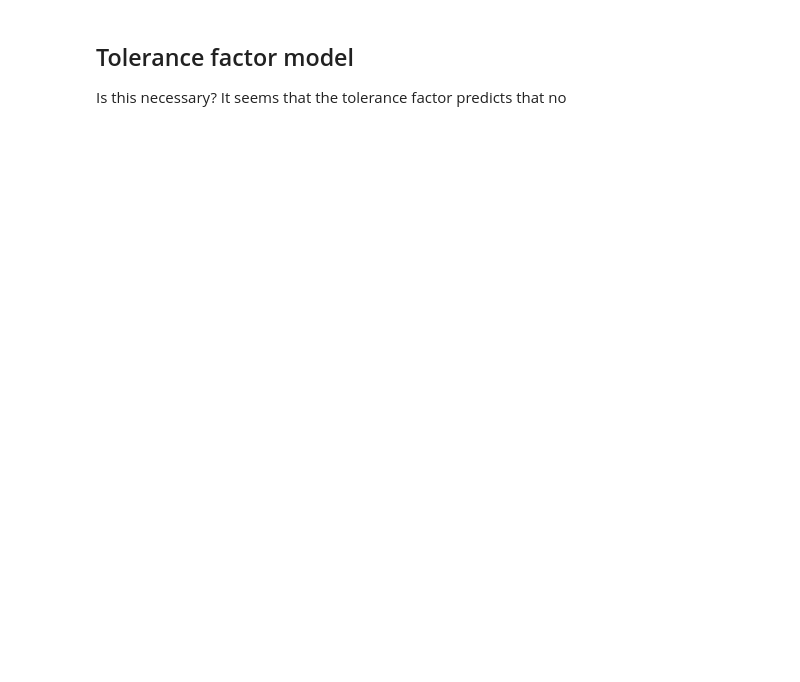
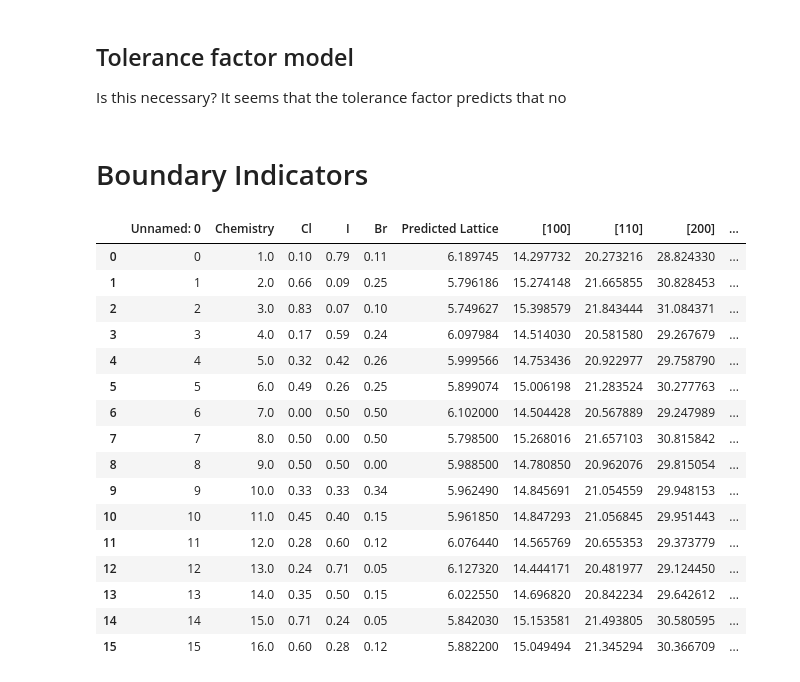
Before and after one commit to belisleb/perovskite-solar, a Jupyter notebook: figures.ipynb, the cells around one changed output. Saved outputs shown, nothing was run; the diff lists cells and outputs as text; code cells hidden in the pictures; blank space fills up the shorter version.

```diff
--- a/figures.ipynb
+++ b/figures.ipynb
@@ -405,3 +405,39 @@ p
 ## Tolerance factor model
 
 Is this necessary? It seems that the tolerance factor predicts that no
+# %% [markdown]
+# Boundary Indicators
+# %%
+df_boundary_raw = pd.read_csv("./XRD_Data/Processed Results.csv")
+
+df_boundary = (
+    df_boundary_raw
+    >> gr.tf_left_join(
+        df_data
+        >> gr.tf_mutate(
+            Cl=gr.round(DF.Cl, decimals=2),
+            I=gr.round(DF.I, decimals=2),
+            Br=gr.round(DF.Br, decimals=2),
+        ),
+        by=["Cl", "I", "Br"],
+    )
+)
+df_boundary
+# %% [output]
+|  | Unnamed: 0 | Chemistry | Cl | I | Br | Predicted Lattice | [100] | [110] | [200] | ... |
+| 0 | 0 | 1.0 | 0.10 | 0.79 | 0.11 | 6.189745 | 14.297732 | 20.273216 | 28.824330 | ... |
+| 1 | 1 | 2.0 | 0.66 | 0.09 | 0.25 | 5.796186 | 15.274148 | 21.665855 | 30.828453 | ... |
+| 2 | 2 | 3.0 | 0.83 | 0.07 | 0.10 | 5.749627 | 15.398579 | 21.843444 | 31.084371 | ... |
+| 3 | 3 | 4.0 | 0.17 | 0.59 | 0.24 | 6.097984 | 14.514030 | 20.581580 | 29.267679 | ... |
+| 4 | 4 | 5.0 | 0.32 | 0.42 | 0.26 | 5.999566 | 14.753436 | 20.922977 | 29.758790 | ... |
+| 5 | 5 | 6.0 | 0.49 | 0.26 | 0.25 | 5.899074 | 15.006198 | 21.283524 | 30.277763 | ... |
+| 6 | 6 | 7.0 | 0.00 | 0.50 | 0.50 | 6.102000 | 14.504428 | 20.567889 | 29.247989 | ... |
+| 7 | 7 | 8.0 | 0.50 | 0.00 | 0.50 | 5.798500 | 15.268016 | 21.657103 | 30.815842 | ... |
+| 8 | 8 | 9.0 | 0.50 | 0.50 | 0.00 | 5.988500 | 14.780850 | 20.962076 | 29.815054 | ... |
+| 9 | 9 | 10.0 | 0.33 | 0.33 | 0.34 | 5.962490 | 14.845691 | 21.054559 | 29.948153 | ... |
+| 10 | 10 | 11.0 | 0.45 | 0.40 | 0.15 | 5.961850 | 14.847293 | 21.056845 | 29.951443 | ... |
+| 11 | 11 | 12.0 | 0.28 | 0.60 | 0.12 | 6.076440 | 14.565769 | 20.655353 | 29.373779 | ... |
+| 12 | 12 | 13.0 | 0.24 | 0.71 | 0.05 | 6.127320 | 14.444171 | 20.481977 | 29.124450 | ... |
+| 13 | 13 | 14.0 | 0.35 | 0.50 | 0.15 | 6.022550 | 14.696820 | 20.842234 | 29.642612 | ... |
+| 14 | 14 | 15.0 | 0.71 | 0.24 | 0.05 | 5.842030 | 15.153581 | 21.493805 | 30.580595 | ... |
+| 15 | 15 | 16.0 | 0.60 | 0.28 | 0.12 | 5.882200 | 15.049494 | 21.345294 | 30.366709 | ... |
```
Also changed, not shown: parts of 9 cells of this notebook.
